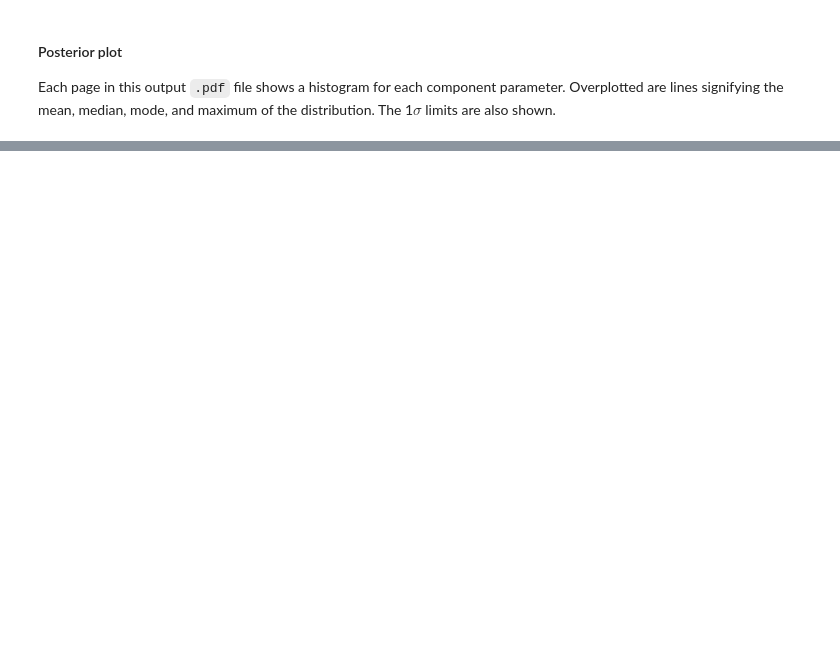
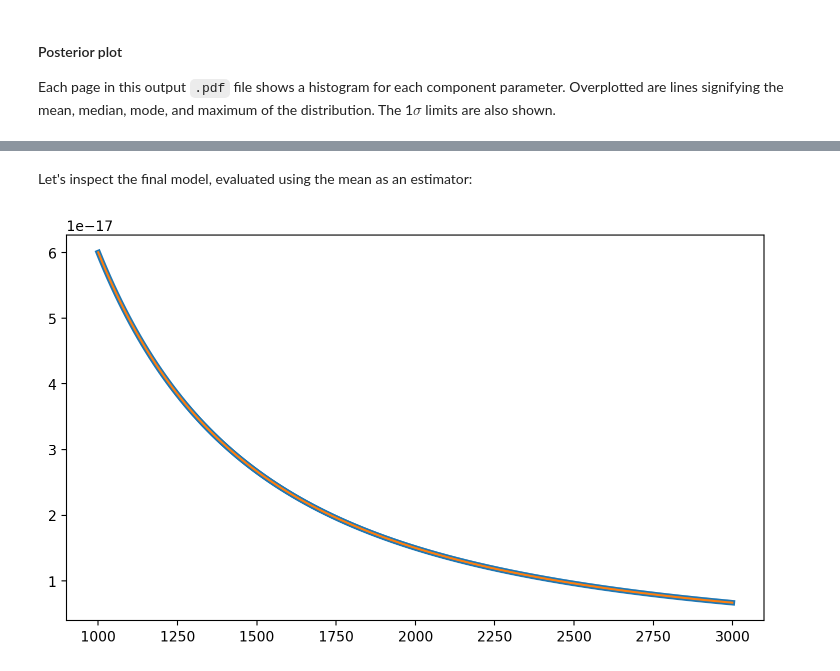
Before and after one commit to jotaylor/SPAMM, a Jupyter notebook: examples/spamm_example.ipynb, the cells around one changed output, grey strips where cells are left out. Drawn from its saved outputs; the diff is of its cells as text; code cells hidden in the pictures; blank space fills up the shorter version.

```diff
--- a/examples/spamm_example.ipynb
+++ b/examples/spamm_example.ipynb
@@ -198,5 +320,10 @@ def power_law(x, norm_pl, slope):
+# %% [markdown]
+Let's inspect the final model, evaluated using the mean as an estimator:
 # %%
+fig = plt.figure(figsize=(9,5))
 mean_vals = np.mean(S.samples, axis=0)
 
 plt.plot(wavelength, flux, lw=4)
-plt.plot(wavelength, power_law(wavelength, mean_vals[0], mean_vals[1]))
+plt.plot(wavelength, powerlaw(x=wavelength, amplitude=mean_vals[0], alpha=mean_vals[1]));
+# %% [output]
+[figure, added]
```
Also changed, not shown: parts of 29 cells of this notebook, 5 other files.
